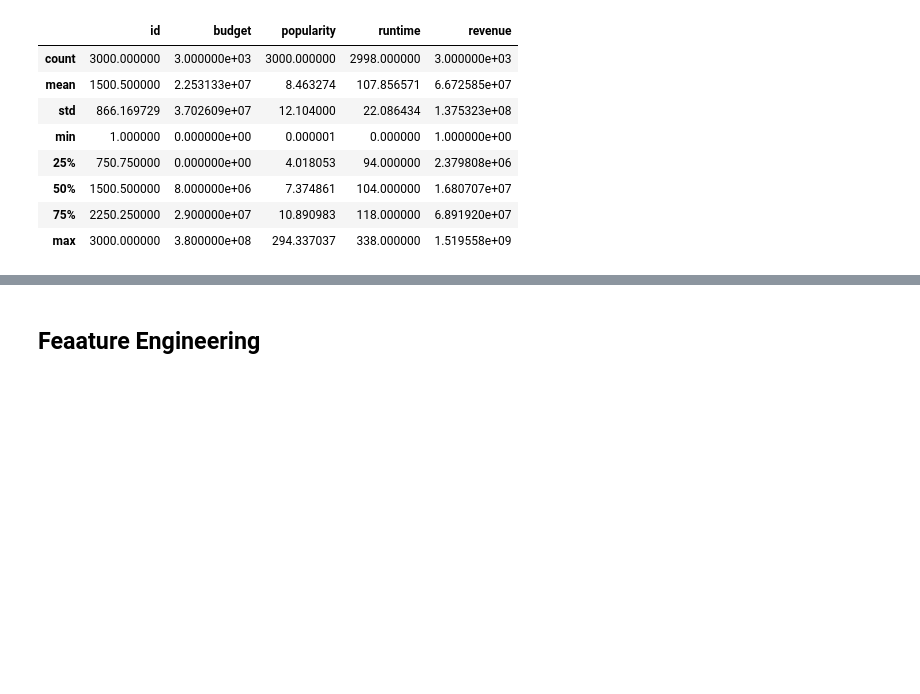
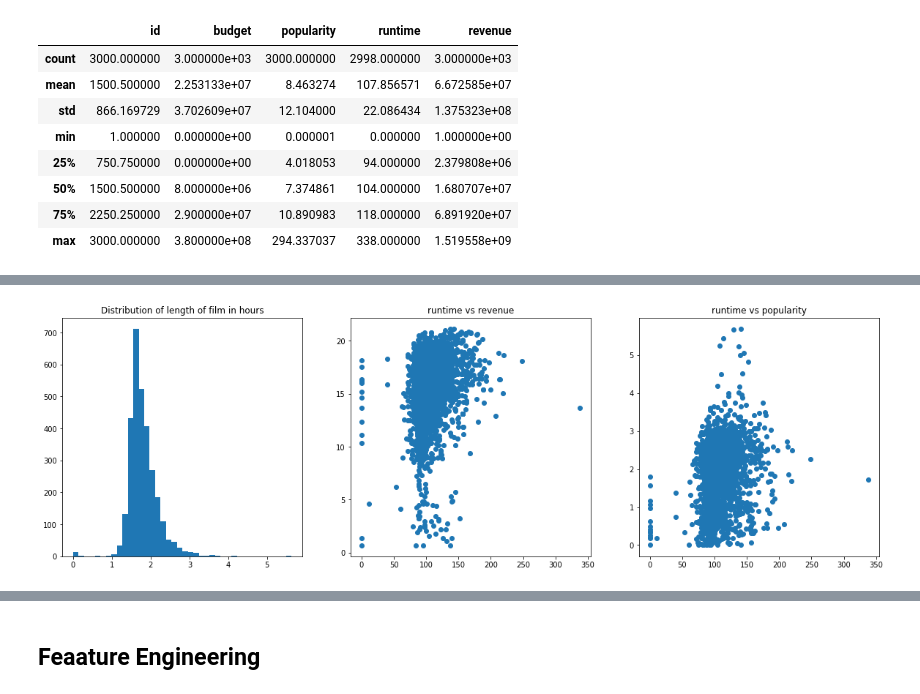
Before and after one commit to OracyC/TMDB-Box-Office-Prediction, a Jupyter notebook: TMDB_Box_Office_Prediction.ipynb, the cells around one changed output, grey strips where cells are left out. Cells and saved outputs as stored; diff of their text form; code cells hidden in the pictures; blank space fills up the shorter version.

```diff
--- a/TMDB_Box_Office_Prediction.ipynb
+++ b/TMDB_Box_Office_Prediction.ipynb
@@ -80,0 +104,13 @@ train.describe(include=['O'])
+# %%
+plt.figure(figsize=(20, 6))
+plt.subplot(1, 3, 1)
+plt.hist(train['runtime'].fillna(0) / 60, bins=40);
+plt.title('Distribution of length of film in hours');
+plt.subplot(1, 3, 2)
+plt.scatter(train['runtime'].fillna(0), train['revenue'])
+plt.title('runtime vs revenue');
+plt.subplot(1, 3, 3)
+plt.scatter(train['runtime'].fillna(0), train['popularity'])
+plt.title('runtime vs popularity');
+# %% [output]
+[figure, added]
```
Also changed, not shown: parts of 11 cells of this notebook.
